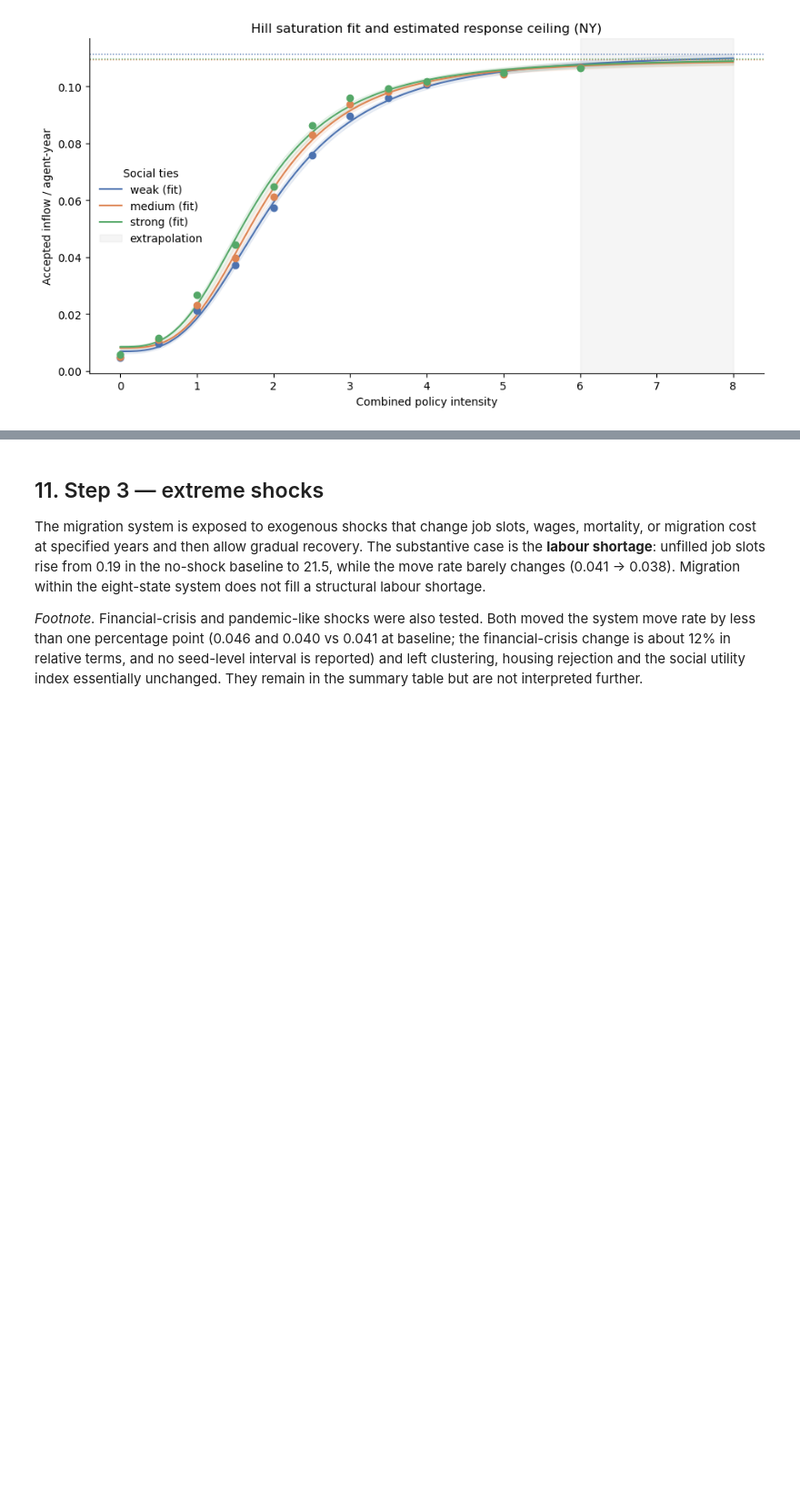
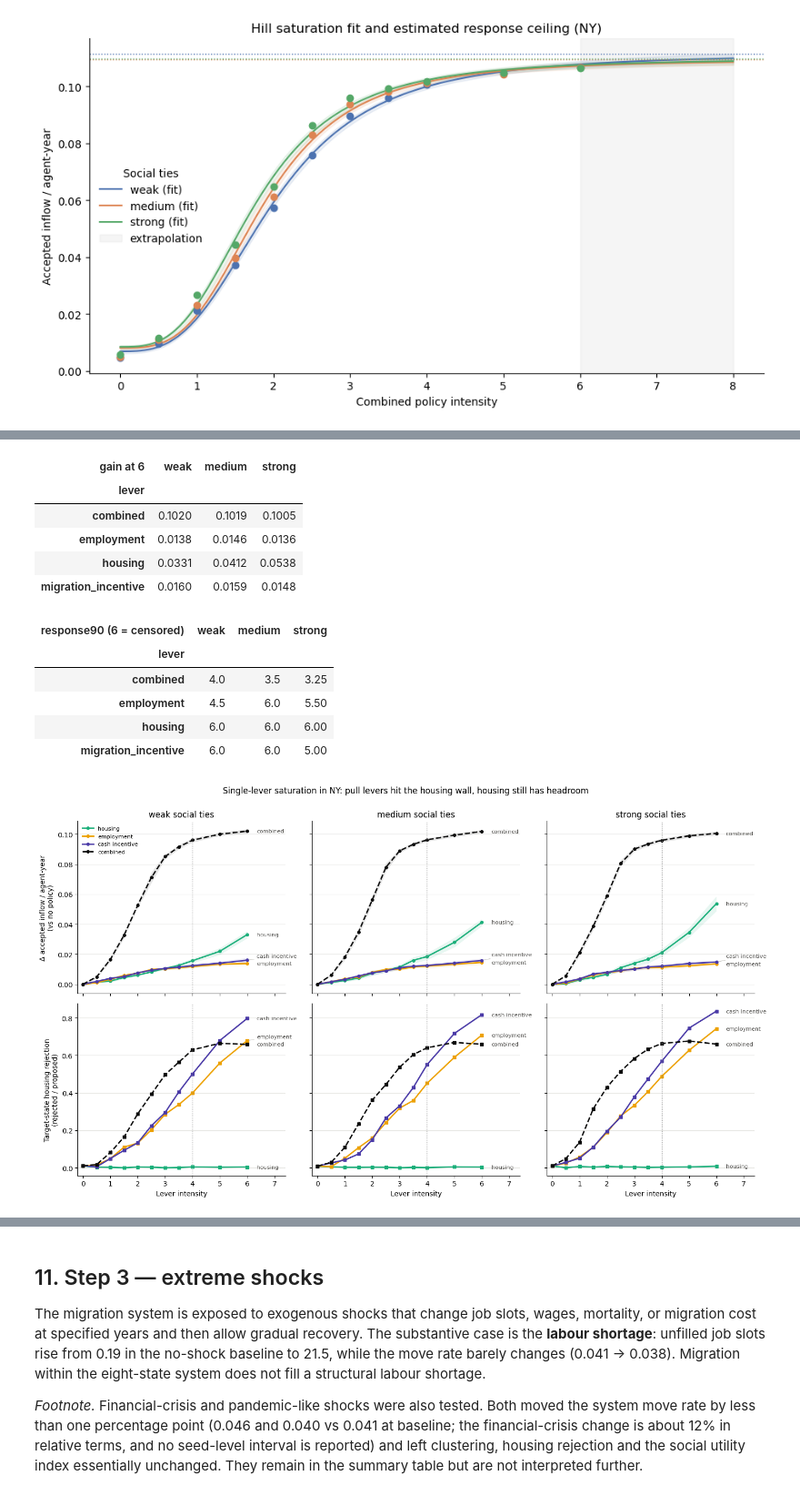
Before and after one commit to Jeremy-Xujia-Chen/CITS4403-GROUP-PROJECT, a Jupyter notebook: 0914-1_v8.ipynb, the cells around one changed output, grey strips where cells are left out. Shown at 91% size. Cells and saved outputs as stored; diff of their text form; code cells hidden in the pictures; blank space fills up the shorter version.

Commit message:
Add cost reference, single-lever saturation and target-state heterogeneity (PR-14)

```diff
--- a/0914-1_v8.ipynb
+++ b/0914-1_v8.ipynb
@@ -2252,0 +2382,67 @@ plt.tight_layout(); plt.show()
+# %%
+LEVER_STYLES = {
+    "housing": {"color": "#1baf7a"}, "employment": {"color": "#eda100"},
+    "migration_incentive": {"color": "#4a3aa7"}, "combined": {"color": "#0b0b0b", "linestyle": "--"},
+}
+LEVER_LABELS = {"housing": "housing", "employment": "employment", "migration_incentive": "cash incentive", "combined": "combined"}
+
+def spread_labels(ax, items, x, min_gap_frac=0.045):
+    # Direct-label line ends at x, nudging labels apart vertically so they never overlap.
+    lo, hi = ax.get_ylim(); gap = (hi - lo) * min_gap_frac
+    placed = []
+    for y, text in sorted(items):
+        placed.append([max(y, placed[-1][0] + gap) if placed else y, y, text])
+    overflow = placed[-1][0] - (hi - gap / 2)
+    if overflow > 0:
+        for p in placed:
+            p[0] -= overflow
+    for y_text, y_line, text in placed:
+        moved = abs(y_text - y_line) > gap / 4
+        ax.annotate(text, (x, y_line), xytext=(x + 0.35, y_text), textcoords="data", va="center",
+                    fontsize=8, color="#52514e", annotation_clip=False,
+                    arrowprops=dict(arrowstyle="-", color="#b5b4ae", lw=0.6) if moved else None)
+
+lever_summary = lever_runs.groupby(["lever", "interaction", "intensity"]).agg(
+    target_inflow_rate=("target_inflow_rate", "mean"),
+    target_inflow_ci95=("target_inflow_rate", lambda s: mean_t_ci(s)[1]),
+    housing_rejection=("housing_rejection", "mean"),
+    job_rejection=("job_rejection", "mean"),
+    chain_share=("chain_share", "mean"),
+).reset_index()
+lever_saturation = saturation_table(lever_runs, ["lever", "interaction"])
+display(lever_saturation.sort_values(["interaction", "lever"]).round(4))
+display(lever_saturation.pivot(index="lever", columns="interaction", values="gain_at_max")
+        .reindex(columns=SWEEP_INTERACTIONS).round(4).rename_axis(columns=f"gain at {max(EXTENDED_INTENSITIES):g}"))
+display(lever_saturation.pivot(index="lever", columns="interaction", values="response90_median")
+        .reindex(columns=SWEEP_INTERACTIONS).rename_axis(columns="response90 (6 = censored)"))
+
+# Row 1: inflow gain; row 2: target-state housing rejection; one column per tie level.
+fig, axes = plt.subplots(2, 3, figsize=(15.0, 8.4), sharex=True, sharey="row")
+ends = {}
+for j, inter in enumerate(SWEEP_INTERACTIONS):
+    for lever in LEVERS:
+        g = lever_summary[(lever_summary["lever"] == lever) & (lever_summary["interaction"] == inter)]
+        base = g["target_inflow_rate"].iloc[0]
+        style = LEVER_STYLES[lever]
+        gain = g["target_inflow_rate"] - base
+        axes[0, j].plot(g["intensity"], gain, marker="o", ms=4, lw=2, label=LEVER_LABELS[lever], **style)
+        axes[0, j].fill_between(g["intensity"], gain - g["target_inflow_ci95"], gain + g["target_inflow_ci95"],
+                                color=style["color"], alpha=0.10, lw=0)
+        axes[1, j].plot(g["intensity"], g["housing_rejection"], marker="s", ms=4, lw=2, label=LEVER_LABELS[lever], **style)
+        ends.setdefault((0, j), []).append((gain.iloc[-1], LEVER_LABELS[lever]))
+        ends.setdefault((1, j), []).append((g["housing_rejection"].iloc[-1], LEVER_LABELS[lever]))
+    axes[0, j].set_title(f"{inter} social ties")
+    axes[1, j].set_xlabel("Lever intensity")
+for ax in axes.ravel():
+    ax.axvline(4.0, color="#8c8c8c", linestyle=":", linewidth=1)
+    ax.set_xlim(-0.2, 7.4)
+    ax.grid(axis="y", color="#e6e6e3", linewidth=0.8); ax.set_axisbelow(True)
+    ax.spines[["top", "right"]].set_visible(False)
+axes[0, 0].set_ylabel("Δ accepted inflow / agent-year\n(vs no policy)")
+axes[1, 0].set_ylabel("Target-state housing rejection\n(rejected / proposed)")
+axes[0, 0].legend(frameon=False, fontsize=8, loc="upper left")
+for (r, j), items in ends.items():
+    spread_labels(axes[r, j], items, max(EXTENDED_INTENSITIES))
+fig.suptitle(f"Single-lever saturation in {FOCAL_STATE}: pull levers hit the housing wall, housing still has headroom", y=1.0)
+plt.tight_layout(); plt.show()
+# %% [output]
@@ -2252,0 +2462,13 @@ plt.tight_layout(); plt.show()
+| gain at 6 | weak | medium | strong |
+| lever |  |  |  |
+| combined | 0.1020 | 0.1019 | 0.1005 |
+| employment | 0.0138 | 0.0146 | 0.0136 |
+| housing | 0.0331 | 0.0412 | 0.0538 |
+| migration_incentive | 0.0160 | 0.0159 | 0.0148 |
+| response90 (6 = censored) | weak | medium | strong |
+| lever |  |  |  |
+| combined | 4.0 | 3.5 | 3.25 |
+| employment | 4.5 | 6.0 | 5.50 |
+| housing | 6.0 | 6.0 | 6.00 |
+| migration_incentive | 6.0 | 6.0 | 5.00 |
+[figure, added]
```
Also changed, not shown: parts of 8 cells of this notebook, 1 other file.
